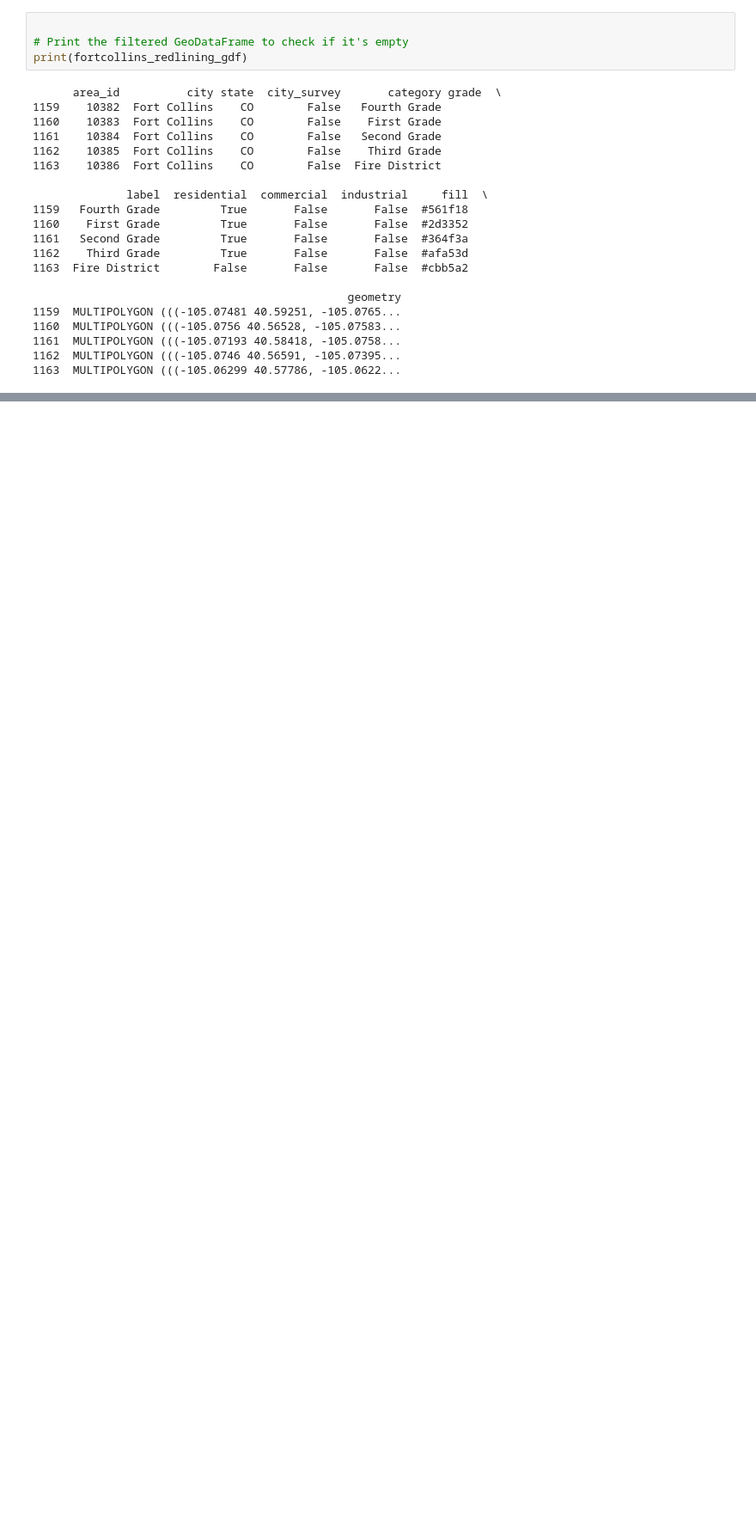
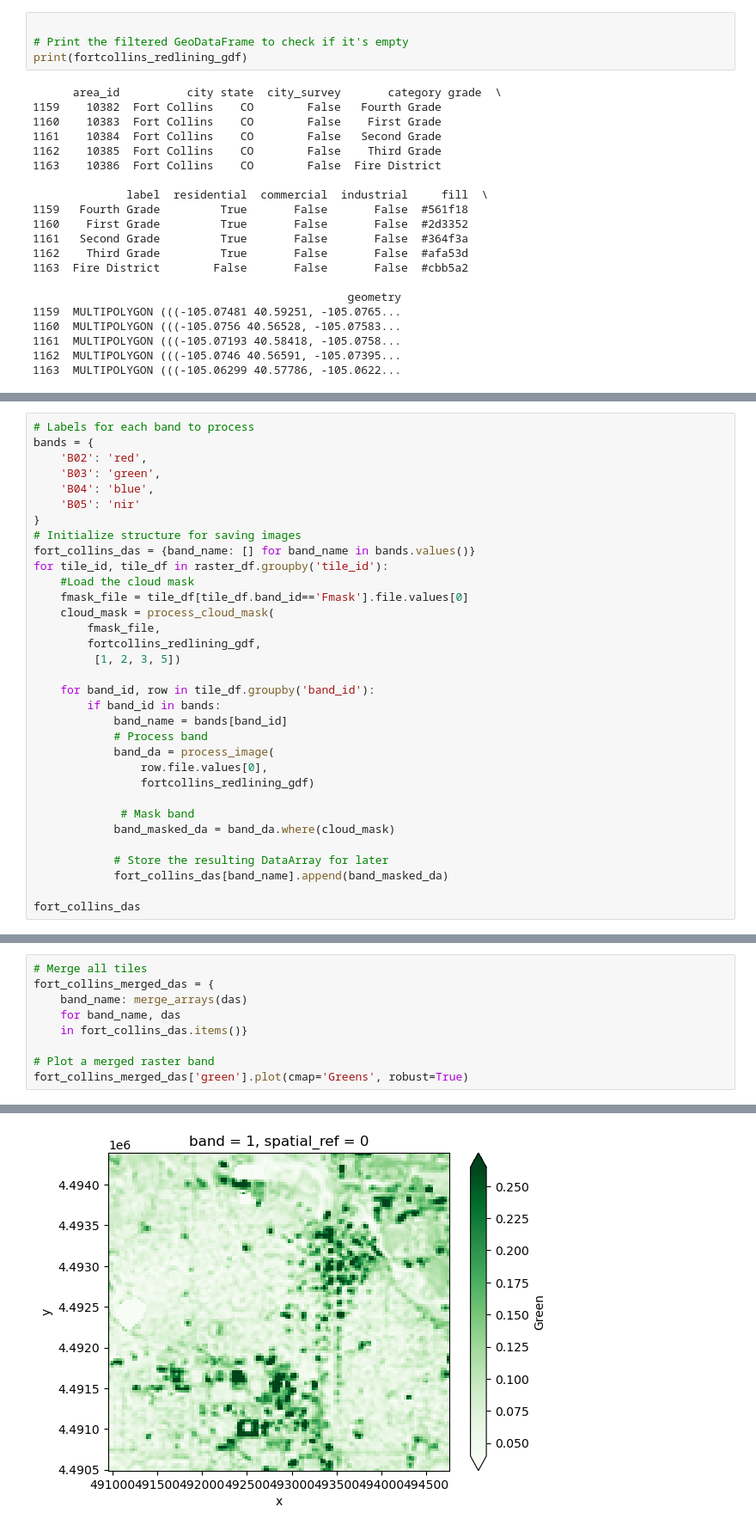
Before and after one commit to earthlab-education/fundamentals-04-redlining-ZimmZone, a Jupyter notebook: notebooks/Fort Collins Redlining.ipynb, the cells around one changed output, grey strips where cells are left out. Shown at 86% size. Cells and saved outputs as stored; diff of their text form; blank space fills up the shorter version.

```diff
--- a/notebooks/Fort Collins Redlining.ipynb
+++ b/notebooks/Fort Collins Redlining.ipynb
@@ -205,0 +324,33 @@ Attributes: (12/33)
+# %%
+# Labels for each band to process
+bands = {
+    'B02': 'red',
+    'B03': 'green',
+    'B04': 'blue',
+    'B05': 'nir'
+}
+# Initialize structure for saving images
+fort_collins_das = {band_name: [] for band_name in bands.values()}
+for tile_id, tile_df in raster_df.groupby('tile_id'):
+    #Load the cloud mask
+    fmask_file = tile_df[tile_df.band_id=='Fmask'].file.values[0]
+    cloud_mask = process_cloud_mask(
+        fmask_file,
+        fortcollins_redlining_gdf,
+         [1, 2, 3, 5])
+
+    for band_id, row in tile_df.groupby('band_id'):
+        if band_id in bands:
+            band_name = bands[band_id]
+            # Process band
+            band_da = process_image(
+                row.file.values[0],
+                fortcollins_redlining_gdf)
+
+             # Mask band
+            band_masked_da = band_da.where(cloud_mask)
+
+            # Store the resulting DataArray for later
+            fort_collins_das[band_name].append(band_masked_da)
+
+fort_collins_das
@@ -205,0 +375,10 @@ Attributes: (12/33)
+# %%
+# Merge all tiles
+fort_collins_merged_das = {
+    band_name: merge_arrays(das)
+    for band_name, das
+    in fort_collins_das.items()}
+
+# Plot a merged raster band
+fort_collins_merged_das['green'].plot(cmap='Greens', robust=True)
+# %% [output]
@@ -205,0 +386 @@ Attributes: (12/33)
+[figure, added]
```
Also changed, not shown: parts of 30 cells of this notebook.
